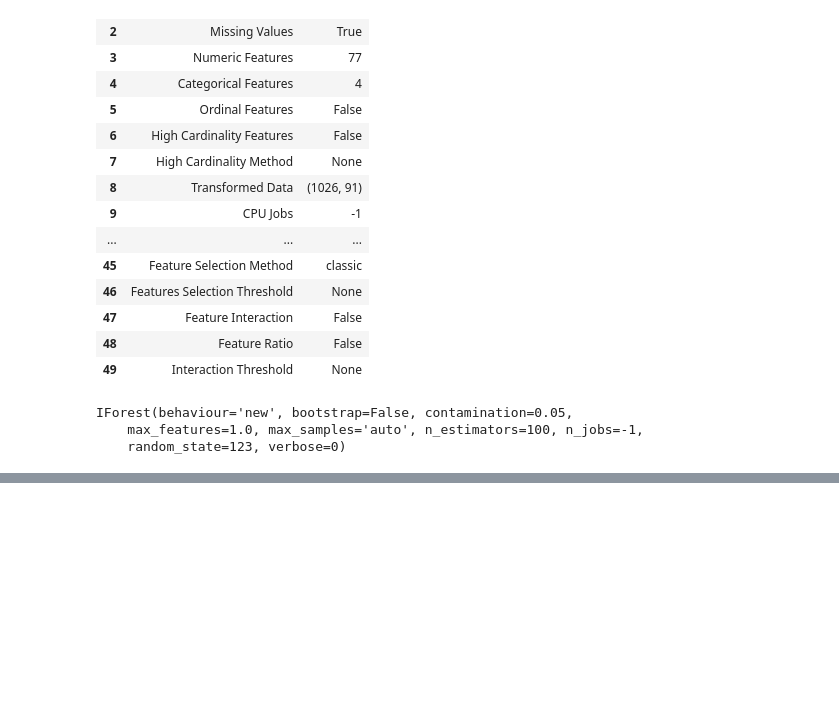
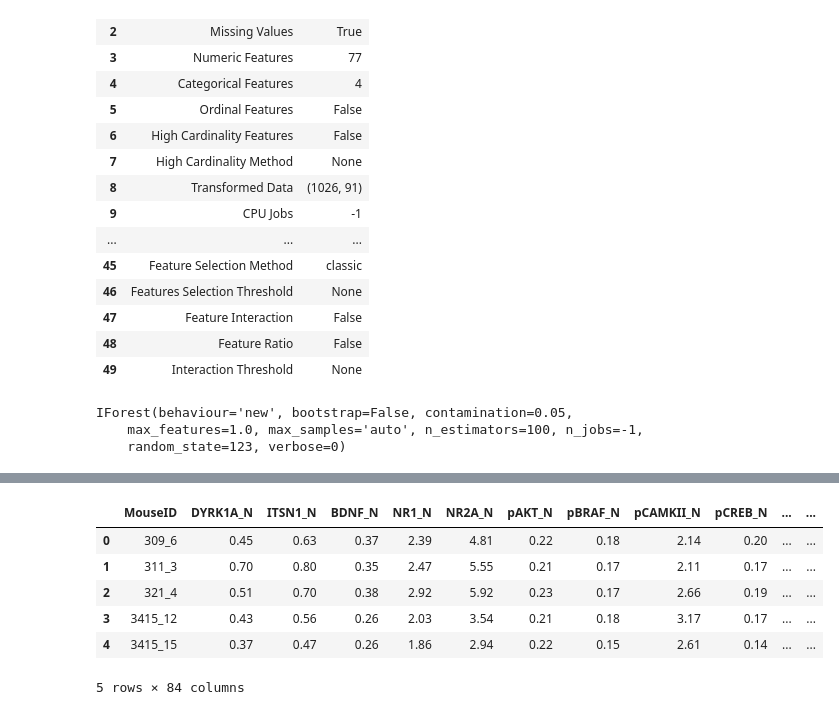
Before and after one commit to fidslk/FDA_test, a Jupyter notebook: Python_Workbook.ipynb, the cells around one changed output, grey strips where cells are left out. Saved outputs shown, nothing was run; the diff lists cells and outputs as text; code cells hidden in the pictures; blank space fills up the shorter version.

```diff
--- a/Python_Workbook.ipynb
+++ b/Python_Workbook.ipynb
@@ -170,0 +214,11 @@ IForest(behaviour='new', bootstrap=False, contamination=0.05,
+# %%
+unseen_predictions = predict_model(iforest, data=data_unseen)     # to assign anomaly labels to a new unseen dataset
+unseen_predictions.head()
+# %% [output]
+|  | MouseID | DYRK1A_N | ITSN1_N | BDNF_N | NR1_N | NR2A_N | pAKT_N | pBRAF_N | pCAMKII_N | pCREB_N | ... | ... |
+| 0 | 309_6 | 0.45 | 0.63 | 0.37 | 2.39 | 4.81 | 0.22 | 0.18 | 2.14 | 0.20 | ... | ... |
+| 1 | 311_3 | 0.70 | 0.80 | 0.35 | 2.47 | 5.55 | 0.21 | 0.17 | 2.11 | 0.17 | ... | ... |
+| 2 | 321_4 | 0.51 | 0.70 | 0.38 | 2.92 | 5.92 | 0.23 | 0.17 | 2.66 | 0.19 | ... | ... |
+| 3 | 3415_12 | 0.43 | 0.56 | 0.26 | 2.03 | 3.54 | 0.21 | 0.18 | 3.17 | 0.17 | ... | ... |
+| 4 | 3415_15 | 0.37 | 0.47 | 0.26 | 1.86 | 2.94 | 0.22 | 0.15 | 2.61 | 0.14 | ... | ... |
+5 rows × 84 columns
```
Also changed, not shown: parts of 10 cells of this notebook.
